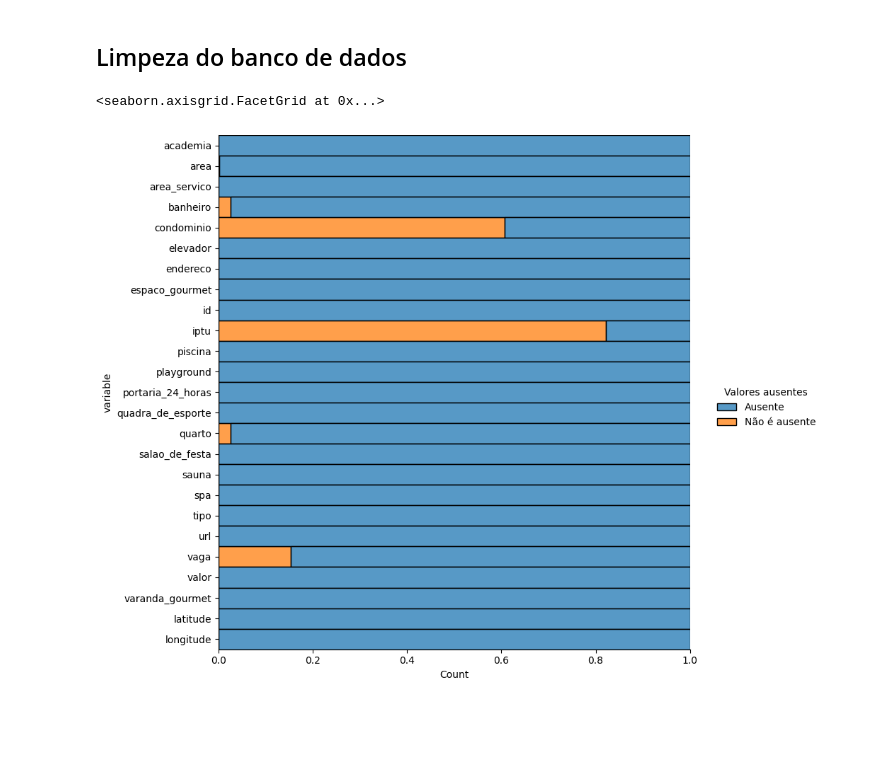
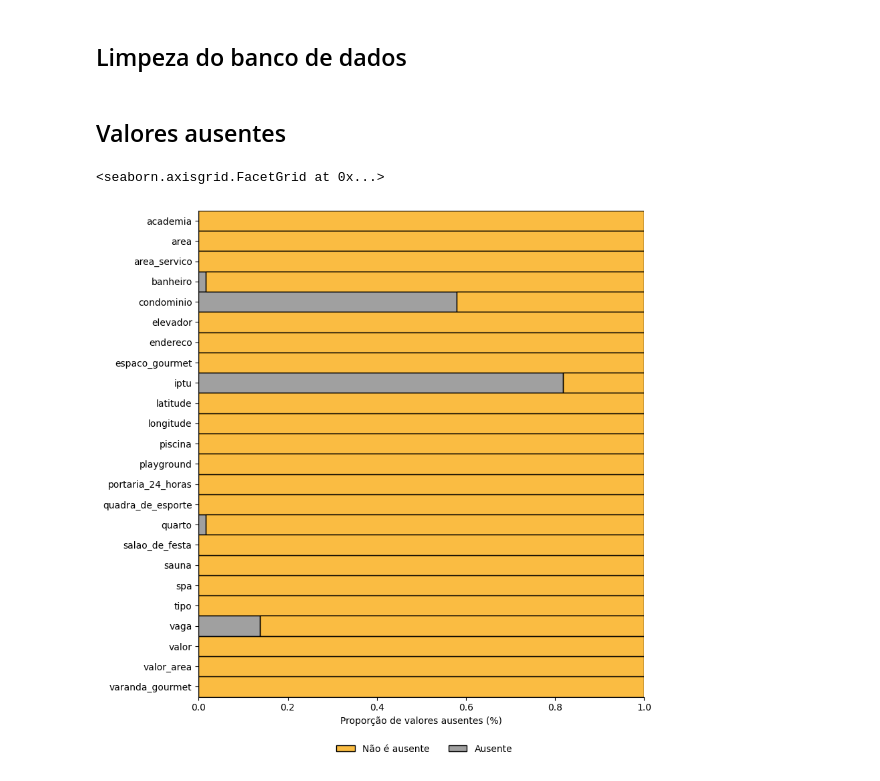
Before and after one commit to cowvin0/tcc_realestate, a Jupyter notebook: modeling/modeling.ipynb, the cells around one changed output. Saved outputs shown, nothing was run; the diff lists cells and outputs as text; code cells hidden in the pictures; blank space fills up the shorter version.

```diff
--- a/modeling/modeling.ipynb
+++ b/modeling/modeling.ipynb
@@ -24,18 +39,49 @@ df = df.fillna(
         "portaria_24_horas": 0, "quadra_de_esporte": 0,
         "salao_de_festa": 0, "sauna": 0,
         "spa": 0, "varanda_gourmet": 0}
-    )
+    ) \
+    .replace(["flat", "terrenos_lotes_condominio"],
+             ["flats", "terrenos_lotes_e_condominios"]) \
+    .assign(
+        latitude_norm=lambda x: (x.latitude - x.latitude.mean()) / x.latitude.std(),
+        longitude_norm=lambda x: (x.longitude - x.longitude.mean()) / x.longitude.std(),
+    ) \
+    .query("-2 < latitude_norm < 2") \
+    .query("-2 < longitude_norm < 2") \
+    .query("area < 150000 and area >= 20 and valor < 12_000_000 and valor > 40000") \
+    .reset_index(drop=True) \
+    .drop(columns=["longitude_norm", "latitude_norm"])
+# %%
+df = remove_outliers_iqr(
+    df.assign(
+        valor_area = df.valor * df.area
+        ),
+    "valor_area"
+    )
+# %% [markdown]
+## Valores ausentes
 # %%
-sns.displot(
-    data=df.isnull()\
-        .melt(value_name='Valores ausentes')\
-        .replace([False, True], ["Ausente", "Não é ausente"]),
+g_missing = sns.displot(
+    data=df.isnull() \
+        .melt(value_name='Valores ausentes') \
+        .replace([False, True], ["Não é ausente", "Ausente"]) \
+        .groupby(["variable", "Valores ausentes"]).size() \
+        .reset_index(name="count") \
+        .assign(
+            proportion=lambda x: x.groupby("variable")["count"].transform(lambda y: y / y.sum())
+        ),
     y='variable',
     hue='Valores ausentes',
+    weights="proportion",
     multiple='fill',
     height=8,
-    aspect=1.1
-)
+    aspect=1.1,
+    palette={"Não é ausente": "#f9a602", "Ausente": "gray"}
+    )
+
+sns.move_legend(obj=g_missing, loc="upper center",
+                bbox_to_anchor=(.5, -.0001), ncol=2, title="")
+g_missing.set(xlabel="Proporção de valores ausentes (%)", ylabel="")
 # %% [output]
 <seaborn.axisgrid.FacetGrid at 0x...>
-[figure, old version]
+[figure, new version]
```
Also changed, not shown: parts of 4 cells of this notebook.
